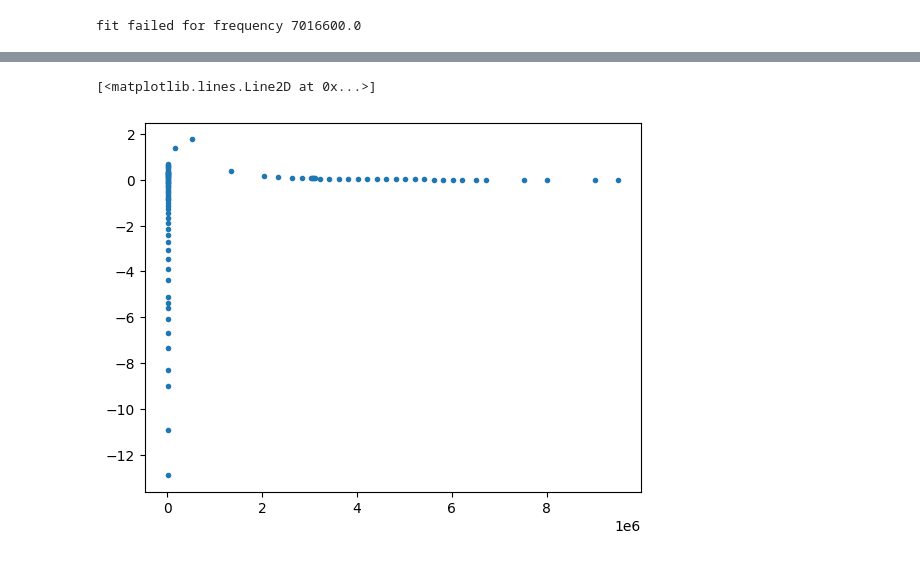
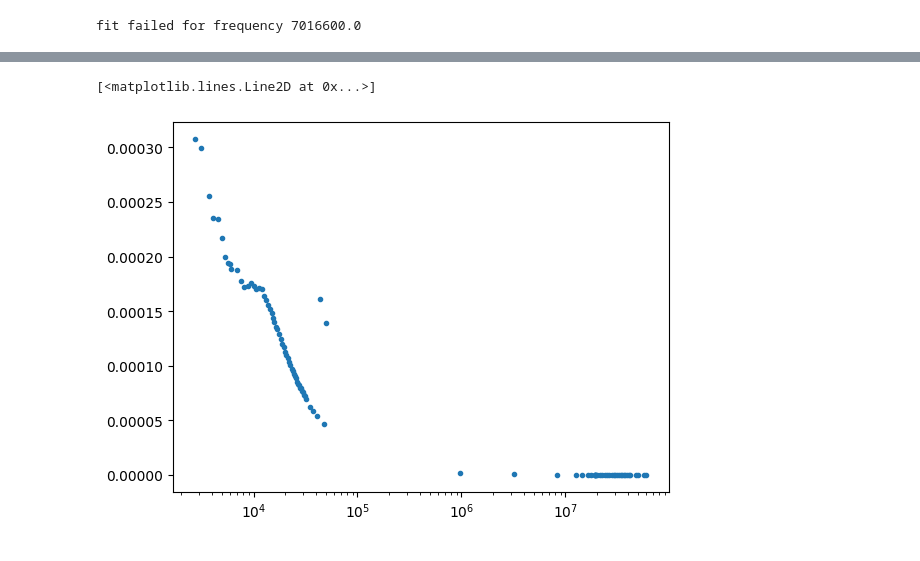
Before and after one commit to nilnil47/Lab-B, a Jupyter notebook: magnetisem/code/pemy.ipynb, the cells around one changed output, grey strips where cells are left out. Saved outputs shown, nothing was run; the diff lists cells and outputs as text; code cells hidden in the pictures.

Commit message:
permeabillity graphs

```diff
--- a/magnetisem/code/pemy.ipynb
+++ b/magnetisem/code/pemy.ipynb
@@ -21,7 +21,7 @@ path4 = r'C:\Users\noach\OneDrive\Documents\GitHub\Lab-B\magnetisem\extension2\h
 path5 = r'C:\Users\noach\OneDrive\Documents\GitHub\Lab-B\magnetisem\extension2\all'
 path6 = r'C:\Users\noach\OneDrive\Documents\GitHub\Lab-B\magnetisem\extension2\high_freq_week2'
 
-#d = lab_tools.read_to_dict(path)
+# d = lab_tools.read_to_dict(path)
 d1 = lab_tools.read_to_dict(path)
 d2 = lab_tools.read_to_dict(path2)
 d3 = lab_tools.read_to_dict(path3)
@@ -30,7 +30,7 @@ d6 = lab_tools.read_to_dict(path6)
 
 
 dict_names1 = [d1,d2,d3]
-dict_names2 = [d4,d6]
+dict_names2 = [d4]
 mod_data = {}
 
 for name in dict_names1:
@@ -41,8 +41,9 @@ for name in dict_names1:
         for index in range(len(mod_data[key]['y'])):
             mod_data[key]['y'][index] = mod_data[key]['y'][index]/10
 
-for key in d4.keys():
-    mod_data[key] = d4[key]
+for name in dict_names2:
+    for key in name.keys():
+        mod_data[key] = name[key]
 
 # for key in d6.keys():
 #     mod_data[key] = d6[key]
@@ -86,14 +92,18 @@ frequencies = []
 amplitudes = []
 faild_fits = {}
 
-def find_phase(w,a1,p1,c1,a2,p2,c2):
+def find_phase(w,a1,w1,p1,c1,a2,w2,p2,c2):
     f = 2 * np.pi / w
     return f * np.abs(p1 - p2)
 
-def find_z(w,a1,p1,c1,a2,p2,c2):
+def find_z(w,a1,w1,p1,c1,a2,w2,p2,c2):
     return a2 / a1
 
-funcs = {'phase': find_phase, 'z': find_z}
+def find_w(w,a1,w1,p1,c1,a2,w2,p2,c2):
+    return w1
+
+
+funcs = {'phase': find_phase, 'z': find_z,'freq_in':find_w}
 limits = {'z': [0, 10000]}
 
 
@@ -103,7 +113,7 @@ for freq, df in copy.deepcopy(mod_data).items():
     result = lab_tools.extract_data_from_fit(funcs, df, float_freq, display=False)
 
     if result:
-        frequencies.append(float(freq))
+        frequencies.append(result['freq_in'])
         phases.append(result['phase'])
         amplitudes.append(result['z'])
 
@@ -145,10 +160,10 @@ Im_mu = []
 
 for index in range(len(R_effective)):
     Real_mu.append(R_effective[index]/(mu_0*frequencies[index]*(N**2)))
-    Im_mu.append(R_effective[index]/(mu_0*frequencies[index]*(N**2)))
+    Im_mu.append(L_effective[index]/(mu_0*frequencies[index]*(N**2)))
 # %%
 plt.ticklabel_format(style='scientific')
-plt.plot(frequencies,Im_mu,'.')
+plt.semilogx(frequencies,Im_mu,'.')
 # %% [output]
 [<matplotlib.lines.Line2D at 0x...>]
-[figure, old version]
+[figure, new version]
```
Also changed, not shown: parts of 6 cells of this notebook, 9 other files.
